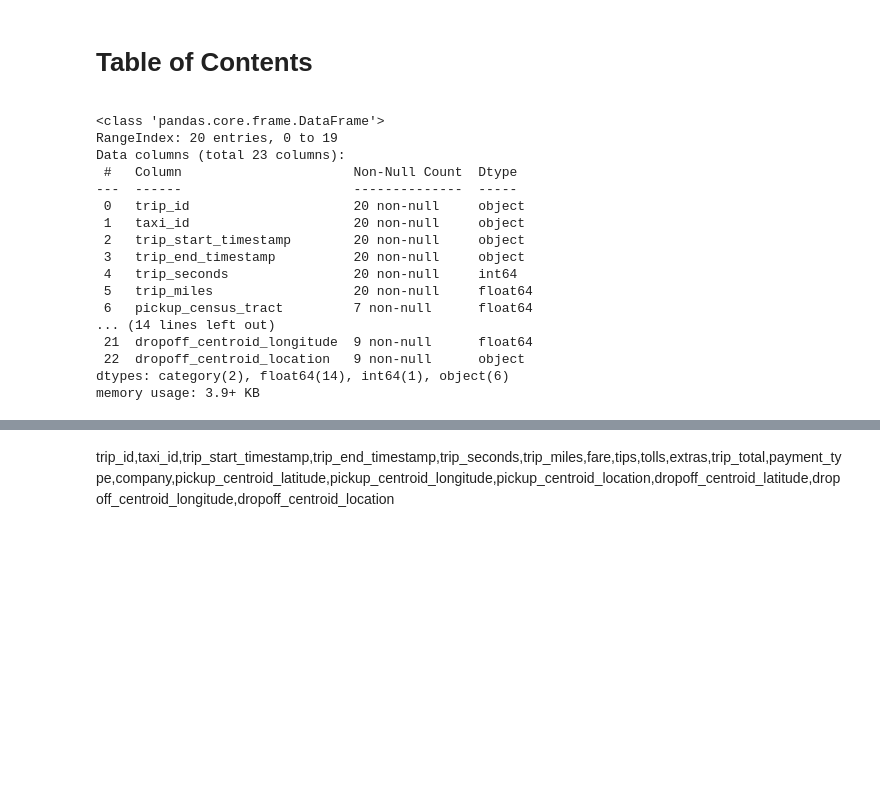
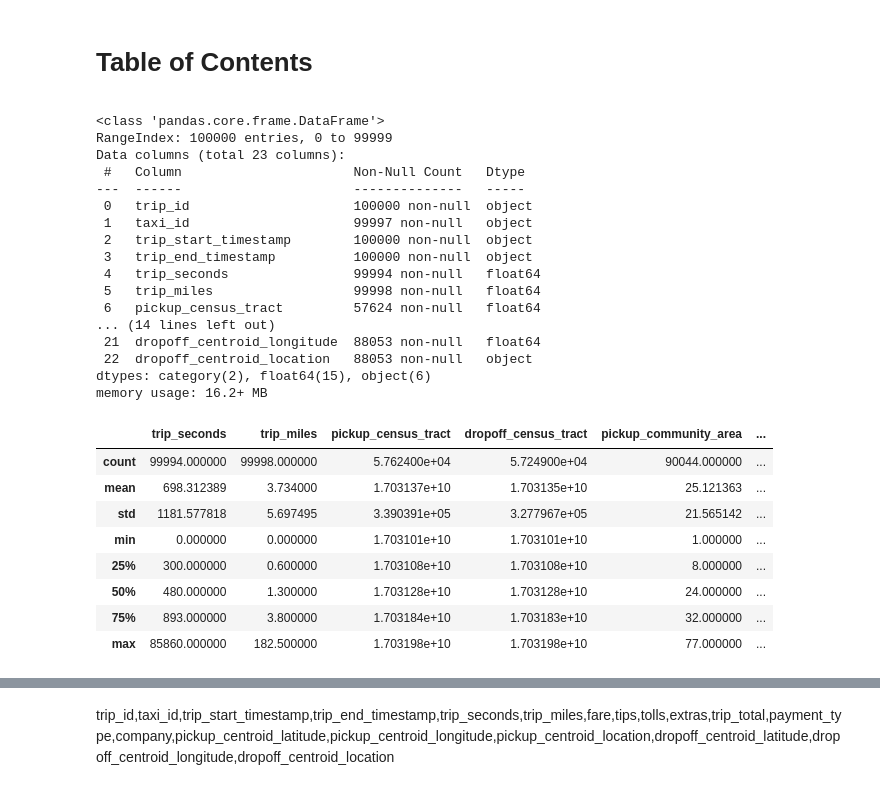
Before and after one commit to ltempfli/AAA-AIbertus-Magnus, a Jupyter notebook: 1_Data_Collection_and_Preparation.ipynb, the cells around one changed output, grey strips where cells are left out. Drawn from its saved outputs; the diff is of its cells as text; code cells hidden in the pictures; blank space fills up the shorter version.

Commit message:
update download trip data

```diff
--- a/1_Data_Collection_and_Preparation.ipynb
+++ b/1_Data_Collection_and_Preparation.ipynb
@@ -6,7 +6,7 @@ import pandas as pd
 import seaborn as sns
 import matplotlib as plt
 # %%
-trip_data_raw = pd.read_csv('chicago_taxi_data.csv', index_col=None, nrows=20, dtype={
+trip_data_raw = pd.read_csv('chicago_taxi_data.csv', index_col=None, nrows=100000, dtype={
     'trip_ID' : 'str',
     'taxi_ID' : 'str',
 #    'trip_start_timestamp' : 'datetime64[ms]',
@@ -17,22 +17,34 @@ trip_data_raw = pd.read_csv('chicago_taxi_data.csv', index_col=None, nrows=20, d
 trip_data_raw.info()
 # %% [output]
 <class 'pandas.core.frame.DataFrame'>
-RangeIndex: 20 entries, 0 to 19
+RangeIndex: 100000 entries, 0 to 99999
 Data columns (total 23 columns):
- #   Column                      Non-Null Count  Dtype
----  ------                      --------------  -----
- 0   trip_id                     20 non-null     object
- 1   taxi_id                     20 non-null     object
- 2   trip_start_timestamp        20 non-null     object
- 3   trip_end_timestamp          20 non-null     object
- 4   trip_seconds                20 non-null     int64
- 5   trip_miles                  20 non-null     float64
- 6   pickup_census_tract         7 non-null      float64
+ #   Column                      Non-Null Count   Dtype
+---  ------                      --------------   -----
+ 0   trip_id                     100000 non-null  object
+ 1   taxi_id                     99997 non-null   object
+ 2   trip_start_timestamp        100000 non-null  object
+ 3   trip_end_timestamp          100000 non-null  object
+ 4   trip_seconds                99994 non-null   float64
+ 5   trip_miles                  99998 non-null   float64
+ 6   pickup_census_tract         57624 non-null   float64
 ... (14 lines left out)
- 21  dropoff_centroid_longitude  9 non-null      float64
- 22  dropoff_centroid_location   9 non-null      object
-dtypes: category(2), float64(14), int64(1), object(6)
-memory usage: 3.9+ KB
+ 21  dropoff_centroid_longitude  88053 non-null   float64
+ 22  dropoff_centroid_location   88053 non-null   object
+dtypes: category(2), float64(15), object(6)
+memory usage: 16.2+ MB
+# %%
+trip_data_raw.describe()
+# %% [output]
+|  | trip_seconds | trip_miles | pickup_census_tract | dropoff_census_tract | pickup_community_area | ... |
+| count | 99994.000000 | 99998.000000 | 5.762400e+04 | 5.724900e+04 | 90044.000000 | ... |
+| mean | 698.312389 | 3.734000 | 1.703137e+10 | 1.703135e+10 | 25.121363 | ... |
+| std | 1181.577818 | 5.697495 | 3.390391e+05 | 3.277967e+05 | 21.565142 | ... |
+| min | 0.000000 | 0.000000 | 1.703101e+10 | 1.703101e+10 | 1.000000 | ... |
+| 25% | 300.000000 | 0.600000 | 1.703108e+10 | 1.703108e+10 | 8.000000 | ... |
+| 50% | 480.000000 | 1.300000 | 1.703128e+10 | 1.703128e+10 | 24.000000 | ... |
+| 75% | 893.000000 | 3.800000 | 1.703184e+10 | 1.703183e+10 | 32.000000 | ... |
+| max | 85860.000000 | 182.500000 | 1.703198e+10 | 1.703198e+10 | 77.000000 | ... |
 # %%
 trip_data_raw.head(20)
 # %% [output]
```
